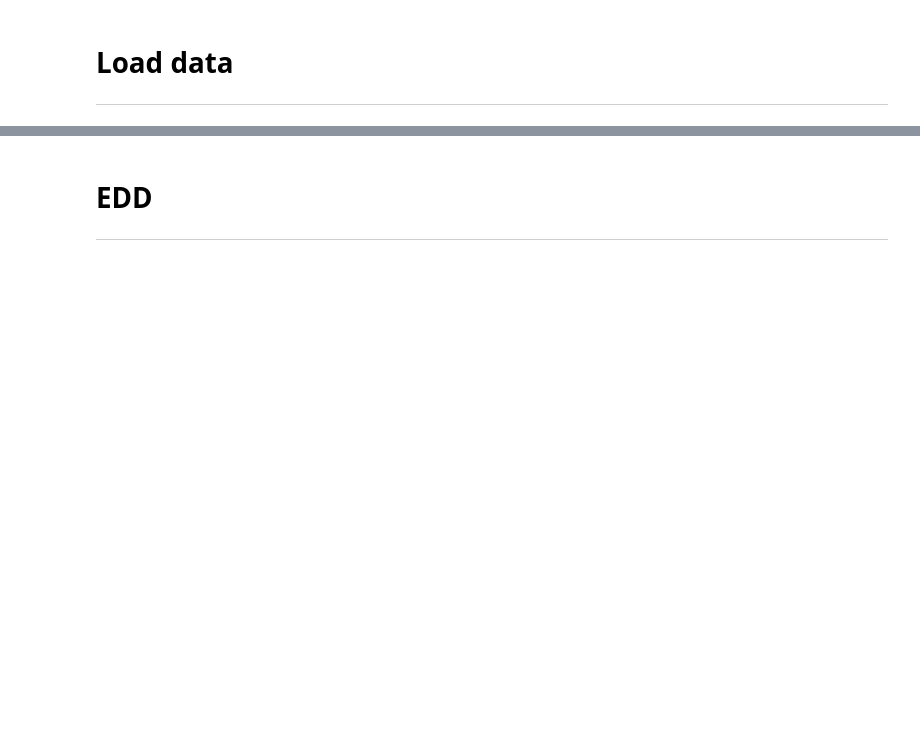
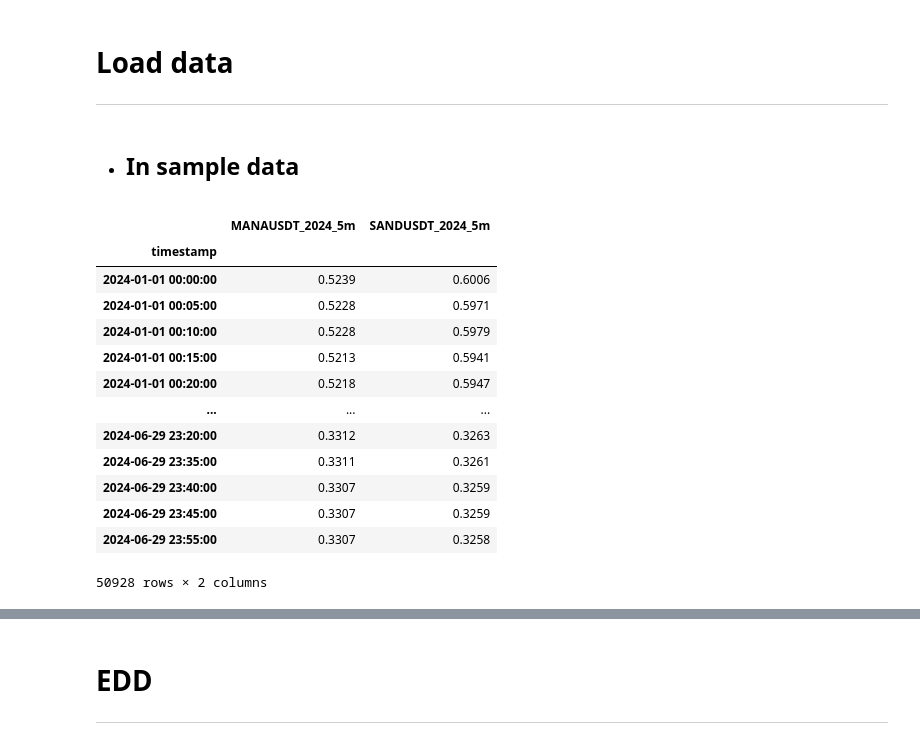
Before and after one commit to alexandrosdp/PairsTrading, a Jupyter notebook: deep_q_learning_improved.ipynb, the cells around one changed output, grey strips where cells are left out. Cells and saved outputs as stored; diff of their text form; code cells hidden in the pictures; blank space fills up the shorter version.

```diff
--- a/deep_q_learning_improved.ipynb
+++ b/deep_q_learning_improved.ipynb
@@ -29,10 +29,28 @@ if torch.cuda.is_available():
 # %% [markdown]
 # Load data
 ---
+# %% [markdown]
+* ## In sample data
 # %%
 #Data
 prices = pd.read_csv('tardis_data/final_in_sample_dataset/final_in_sample_dataset_5min_2024.csv', index_col=0, parse_dates=True)
 prices = prices[['MANAUSDT_2024_5m', 'SANDUSDT_2024_5m']]
 
 #Filter for AXSUSDT_2024_5m ~ SANDUSDT_2024_5m
-#prices = prices[['AXSUSDT_2024_5m', 'SANDUSDT_2024_5m']]
+# prices = prices[['AXSUSDT_2024_5m', 'SANDUSDT_2024_5m']]
+prices
+# %% [output]
+|  | MANAUSDT_2024_5m | SANDUSDT_2024_5m |
+| timestamp |  |  |
+| 2024-01-01 00:00:00 | 0.5239 | 0.6006 |
+| 2024-01-01 00:05:00 | 0.5228 | 0.5971 |
+| 2024-01-01 00:10:00 | 0.5228 | 0.5979 |
+| 2024-01-01 00:15:00 | 0.5213 | 0.5941 |
+| 2024-01-01 00:20:00 | 0.5218 | 0.5947 |
+| ... | ... | ... |
+| 2024-06-29 23:20:00 | 0.3312 | 0.3263 |
+| 2024-06-29 23:35:00 | 0.3311 | 0.3261 |
+| 2024-06-29 23:40:00 | 0.3307 | 0.3259 |
+| 2024-06-29 23:45:00 | 0.3307 | 0.3259 |
+| 2024-06-29 23:55:00 | 0.3307 | 0.3258 |
+50928 rows × 2 columns
```
Also changed, not shown: parts of 3 cells of this notebook, 7 other files.
